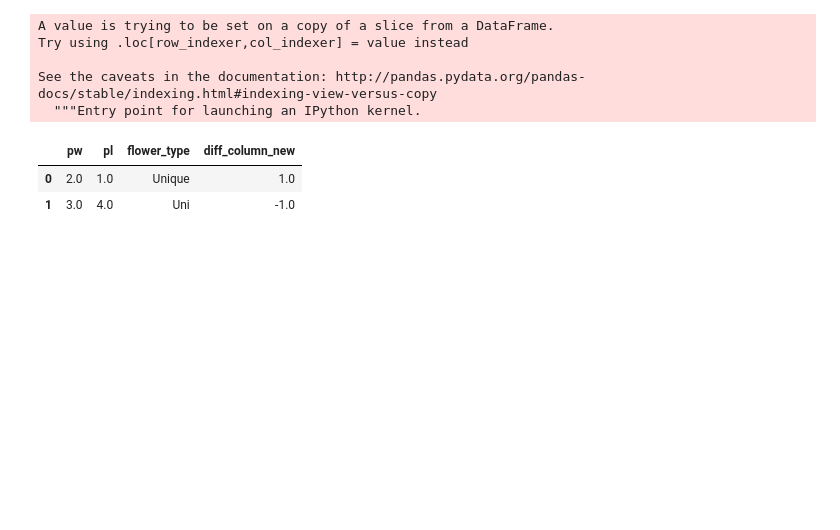
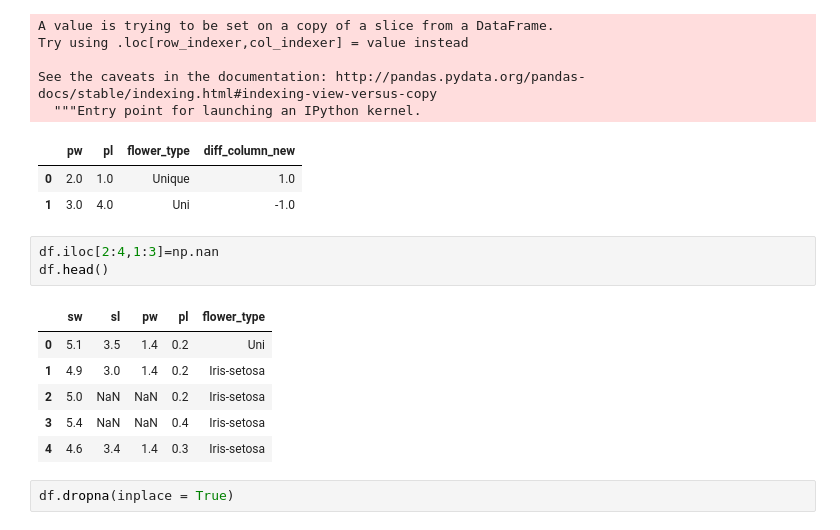
Before and after one commit to tanishq9/IPyNotebooks, a Jupyter notebook: Pandas.ipynb, the cells around one changed output. Saved outputs shown, nothing was run; the diff lists cells and outputs as text; blank space fills up the shorter version.

```diff
--- a/Pandas.ipynb
+++ b/Pandas.ipynb
@@ -240,3 +241,15 @@ See the caveats in the documentation: http://pandas.pydata.org/pandas-docs/stabl
 |  | pw | pl | flower_type | diff_column_new |
 | 0 | 2.0 | 1.0 | Unique | 1.0 |
 | 1 | 3.0 | 4.0 | Uni | -1.0 |
+# %%
+df.iloc[2:4,1:3]=np.nan
+df.head()
+# %% [output]
+|  | sw | sl | pw | pl | flower_type |
+| 0 | 5.1 | 3.5 | 1.4 | 0.2 | Uni |
+| 1 | 4.9 | 3.0 | 1.4 | 0.2 | Iris-setosa |
+| 2 | 5.0 | NaN | NaN | 0.2 | Iris-setosa |
+| 3 | 5.4 | NaN | NaN | 0.4 | Iris-setosa |
+| 4 | 4.6 | 3.4 | 1.4 | 0.3 | Iris-setosa |
+# %%
+df.dropna(inplace = True)
```
Also changed, not shown: parts of 7 cells of this notebook.
